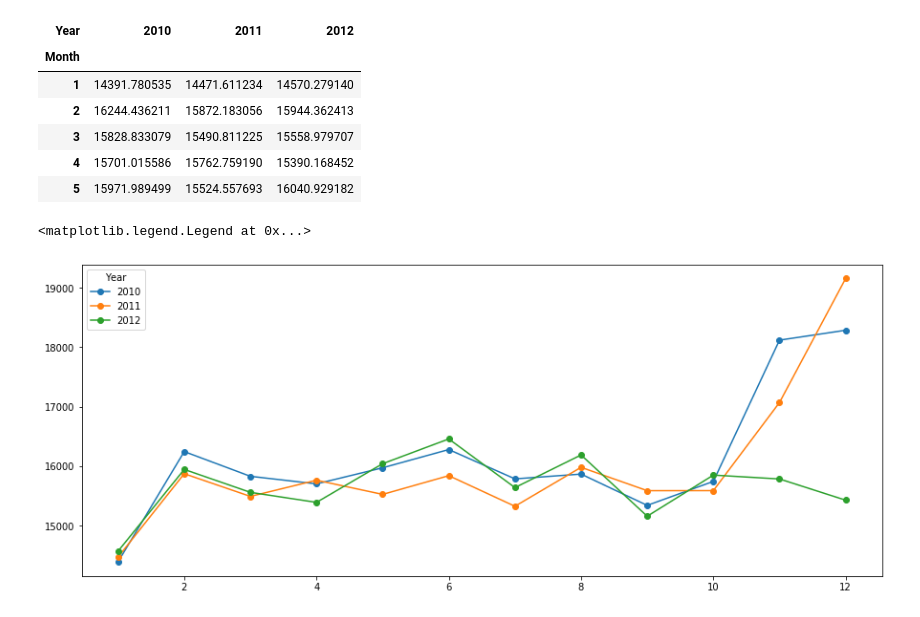
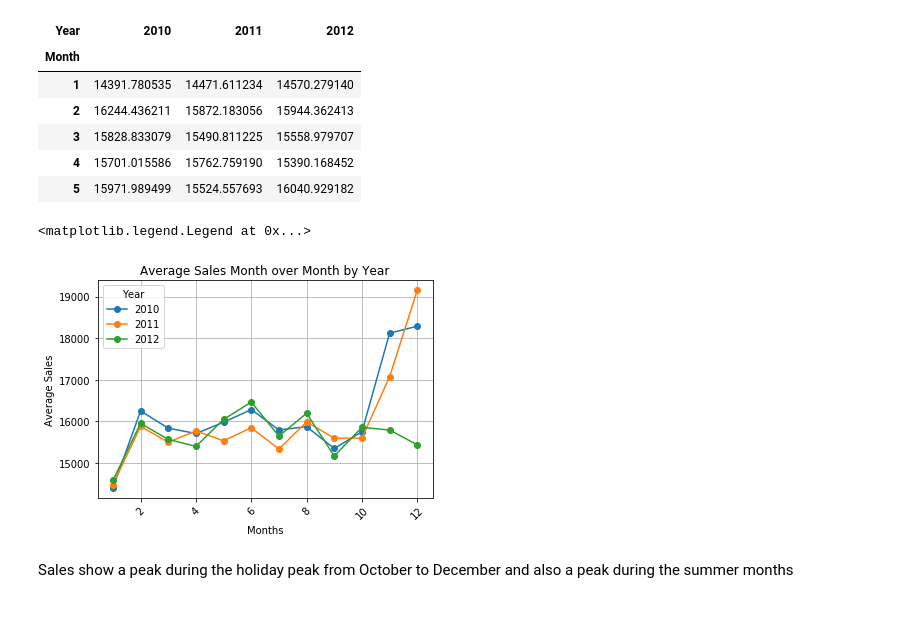
Before and after one commit to divyabudale/Retail_Store, a Jupyter notebook: Retail_Data_Analytics.ipynb, the cells around one changed output. Saved outputs shown, nothing was run; the diff lists cells and outputs as text; code cells hidden in the pictures.

```diff
--- a/Retail_Data_Analytics.ipynb
+++ b/Retail_Data_Analytics.ipynb
@@ -5,5 +6,5 @@ import matplotlib.pyplot as plt
 # %%
-features = pd.read_csv('C:/Users/divya/Retail Data/features.csv')
-sales = pd.read_csv('C:/Users/divya/Retail Data/sales.csv')
-stores = pd.read_csv('C:/Users/divya/Retail Data/stores.csv')
+features = pd.read_csv('C:/Users/divya/Retail_Store_Analytics/features.csv')
+sales = pd.read_csv('C:/Users/divya/Retail_Store_Analytics/sales.csv')
+stores = pd.read_csv('C:/Users/divya/Retail_Store_Analytics/stores.csv')
 # %%
@@ -96,10 +97,15 @@ missing_data
 # %%
 df = df.fillna(0)
 # %%
+#Apply transformations to the date column
 def date_transform(df):
     df['Date'] = pd.to_datetime(df['Date'])
     df['Day'] = df['Date'].dt.day
-    df['DayofWeek'] = df['Date'].dt.weekday
+    df['DayofWeekNum'] = df['Date'].dt.weekday
+    df['DayofWeek'] = df['Date'].dt.strftime('%A')
     df['Month'] = df['Date'].dt.month
     df['Year'] = df['Date'].dt.year
     return df
+
+
+df = date_transform(df)
@@ -158,10 +143,17 @@ pivot_df.head()
 | 4 | 15701.015586 | 15762.759190 | 15390.168452 |
 | 5 | 15971.989499 | 15524.557693 | 16040.929182 |
 # %%
-plt.figure(figsize=(15,6))
+#plt.figure(figsize=(15,6))
 for year in pivot_df.columns:
     plt.plot(pivot_df.index, pivot_df[year], marker = 'o', label = f'{year}')
+plt.xlabel('Months')
+plt.ylabel('Average Sales')
+plt.title('Average Sales Month over Month by Year')
+plt.xticks(rotation = 45)
+plt.grid(visible = True)
 plt.legend(title = 'Year')
 # %% [output]
 <matplotlib.legend.Legend at 0x...>
-[figure, old version]
+[figure, new version]
+# %% [markdown]
+Sales show a peak during the holiday peak from October to December and also a peak during the summer months
```
Also changed, not shown: parts of 21 cells of this notebook.
